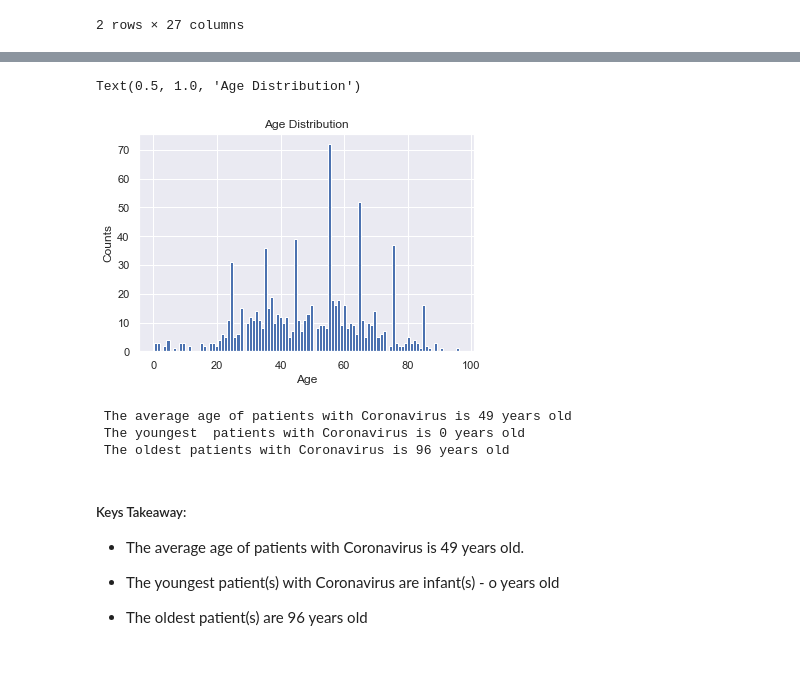
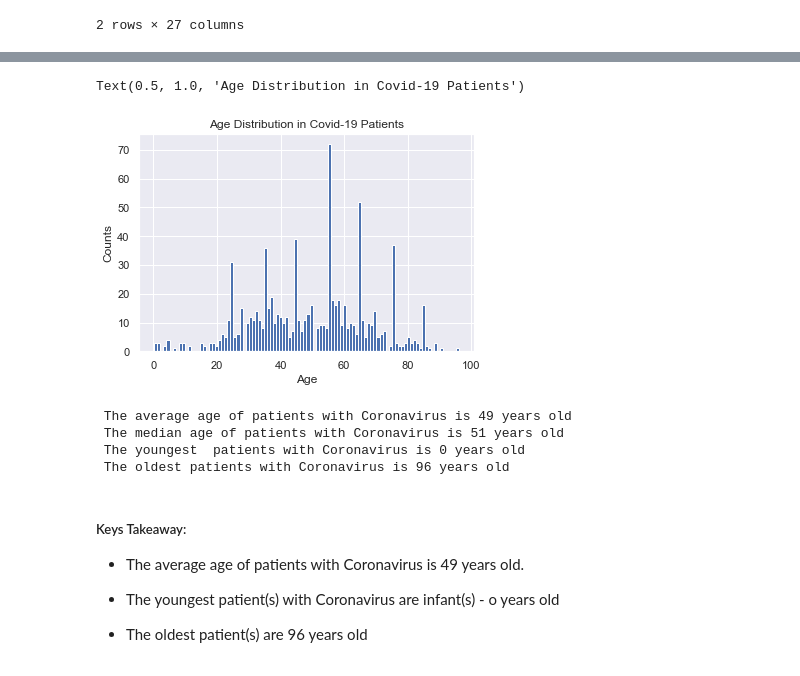
Before and after one commit to ThoaShook/Coronavirus-Analysis, a Jupyter notebook: Coronavirus_Analysis.ipynb, the cells around one changed output, grey strips where cells are left out. Drawn from its saved outputs; the diff is of its cells as text; code cells hidden in the pictures.

```diff
--- a/Coronavirus_Analysis.ipynb
+++ b/Coronavirus_Analysis.ipynb
@@ -41,18 +41,20 @@ df.dropna().head(2)
 # %%
 # Plot age distribution in patients with coronavirus
 df['age'].hist(bins=100)
 plt.xlabel('Age')
 plt.ylabel('Counts')
-plt.title('Age Distribution')
+plt.title('Age Distribution in Covid-19 Patients')
 # %% [output]
-Text(0.5, 1.0, 'Age Distribution')
+Text(0.5, 1.0, 'Age Distribution in Covid-19 Patients')
-[figure, old version]
+[figure, new version]
 # %%
 print(f" The average age of patients with Coronavirus is {round(df['age'].mean())} years old")
+print(f" The median age of patients with Coronavirus is {round(df['age'].median())} years old")
 print(f" The youngest  patients with Coronavirus is {round(df['age'].min())} years old")
 print(f" The oldest patients with Coronavirus is {round(df['age'].max())} years old")
 # %% [output]
  The average age of patients with Coronavirus is 49 years old
+ The median age of patients with Coronavirus is 51 years old
  The youngest  patients with Coronavirus is 0 years old
  The oldest patients with Coronavirus is 96 years old
 # %% [markdown]
```
Also changed, not shown: parts of 17 cells of this notebook, 13 other files.
